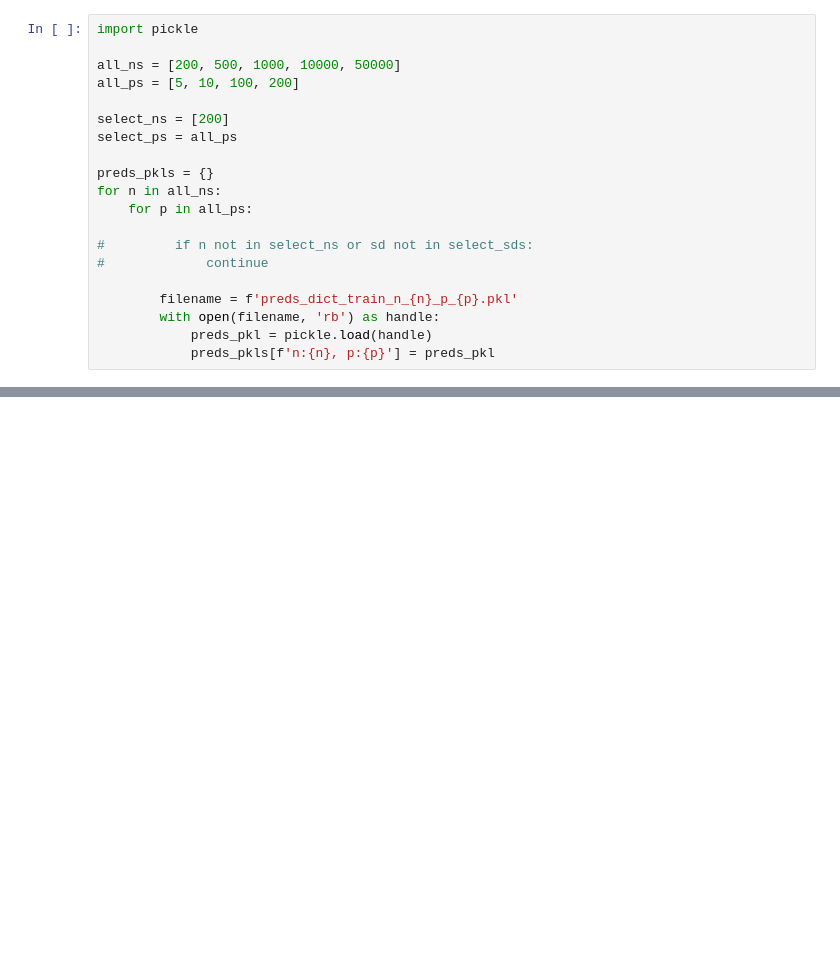
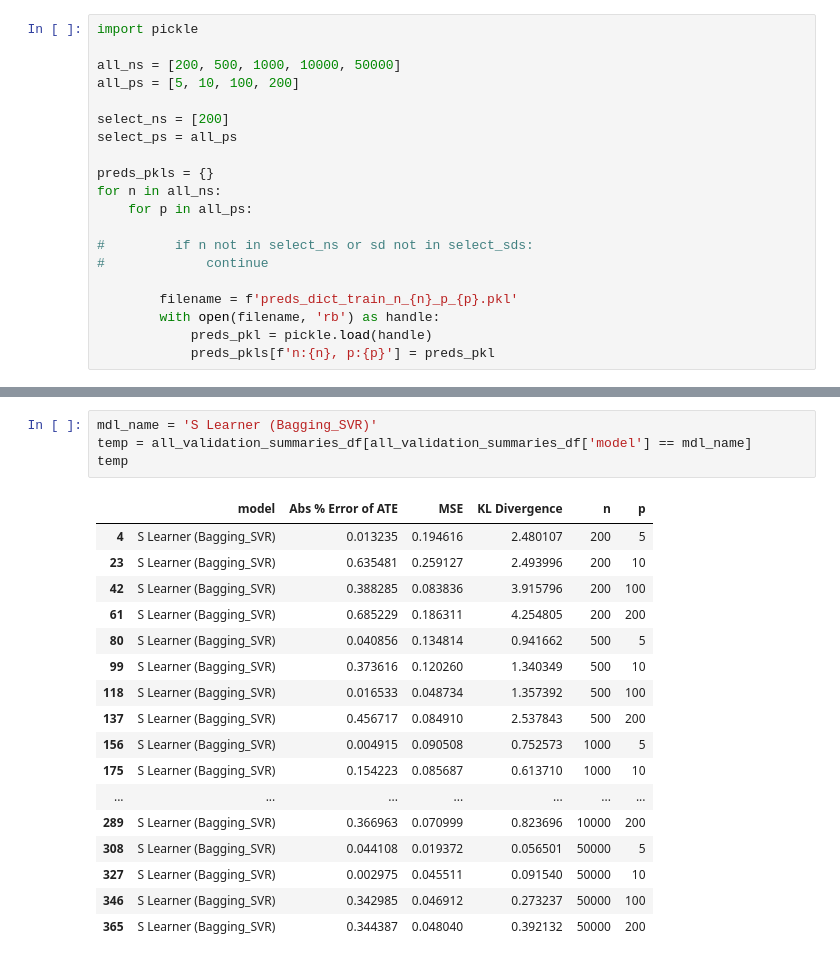
Before and after one commit to UdaikaranSingh/pgm_project, a Jupyter notebook: results/experiment_2/Experiment 2.ipynb, the cells around one changed output, grey strips where cells are left out. Drawn from its saved outputs; the diff is of its cells as text; blank space fills up the shorter version.

```diff
--- a/results/experiment_2/Experiment 2.ipynb
+++ b/results/experiment_2/Experiment 2.ipynb
@@ -309,0 +300,22 @@ def bar_plot_summary_holdout(
+# %%
+mdl_name = 'S Learner (Bagging_SVR)'
+temp = all_validation_summaries_df[all_validation_summaries_df['model'] == mdl_name]
+temp
+# %% [output]
+|  | model | Abs % Error of ATE | MSE | KL Divergence | n | p |
+| 4 | S Learner (Bagging_SVR) | 0.013235 | 0.194616 | 2.480107 | 200 | 5 |
+| 23 | S Learner (Bagging_SVR) | 0.635481 | 0.259127 | 2.493996 | 200 | 10 |
+| 42 | S Learner (Bagging_SVR) | 0.388285 | 0.083836 | 3.915796 | 200 | 100 |
+| 61 | S Learner (Bagging_SVR) | 0.685229 | 0.186311 | 4.254805 | 200 | 200 |
+| 80 | S Learner (Bagging_SVR) | 0.040856 | 0.134814 | 0.941662 | 500 | 5 |
+| 99 | S Learner (Bagging_SVR) | 0.373616 | 0.120260 | 1.340349 | 500 | 10 |
+| 118 | S Learner (Bagging_SVR) | 0.016533 | 0.048734 | 1.357392 | 500 | 100 |
+| 137 | S Learner (Bagging_SVR) | 0.456717 | 0.084910 | 2.537843 | 500 | 200 |
+| 156 | S Learner (Bagging_SVR) | 0.004915 | 0.090508 | 0.752573 | 1000 | 5 |
+| 175 | S Learner (Bagging_SVR) | 0.154223 | 0.085687 | 0.613710 | 1000 | 10 |
+| ... | ... | ... | ... | ... | ... | ... |
+| 289 | S Learner (Bagging_SVR) | 0.366963 | 0.070999 | 0.823696 | 10000 | 200 |
+| 308 | S Learner (Bagging_SVR) | 0.044108 | 0.019372 | 0.056501 | 50000 | 5 |
+| 327 | S Learner (Bagging_SVR) | 0.002975 | 0.045511 | 0.091540 | 50000 | 10 |
+| 346 | S Learner (Bagging_SVR) | 0.342985 | 0.046912 | 0.273237 | 50000 | 100 |
+| 365 | S Learner (Bagging_SVR) | 0.344387 | 0.048040 | 0.392132 | 50000 | 200 |
```
Also changed, not shown: parts of 8 cells of this notebook, 4 other files.
